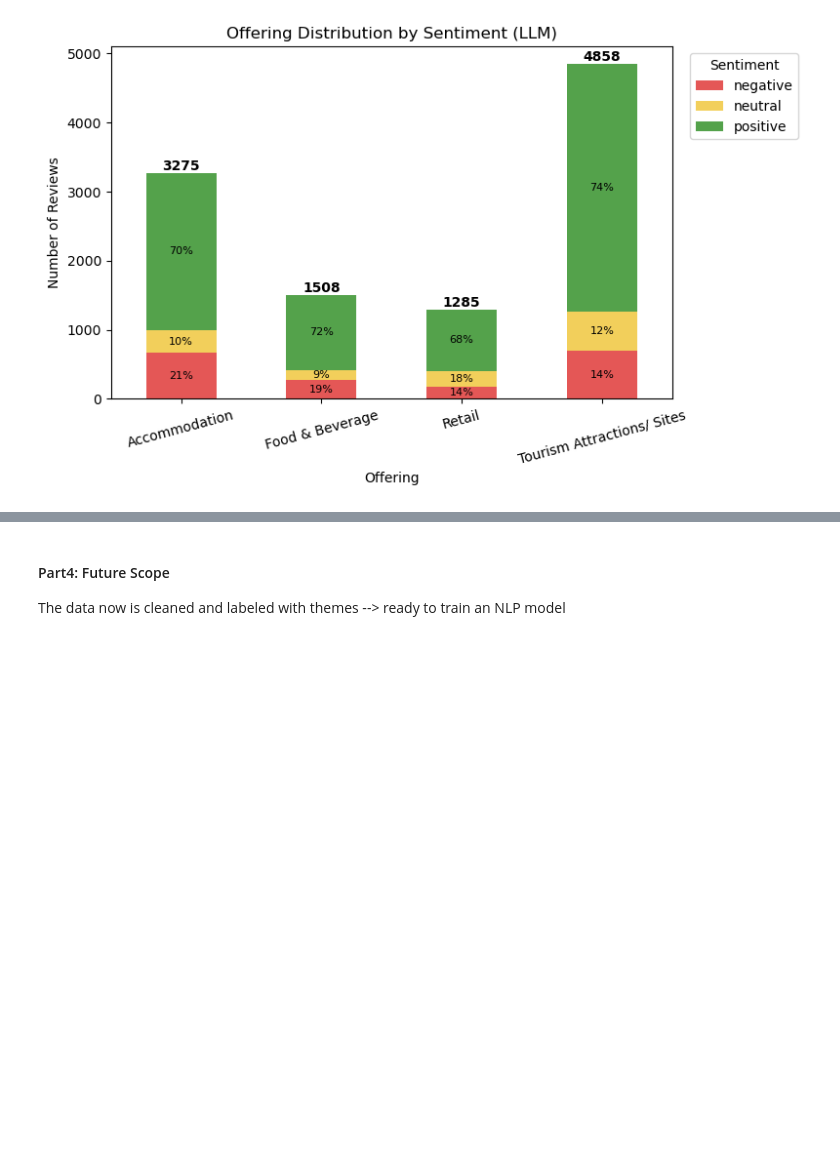
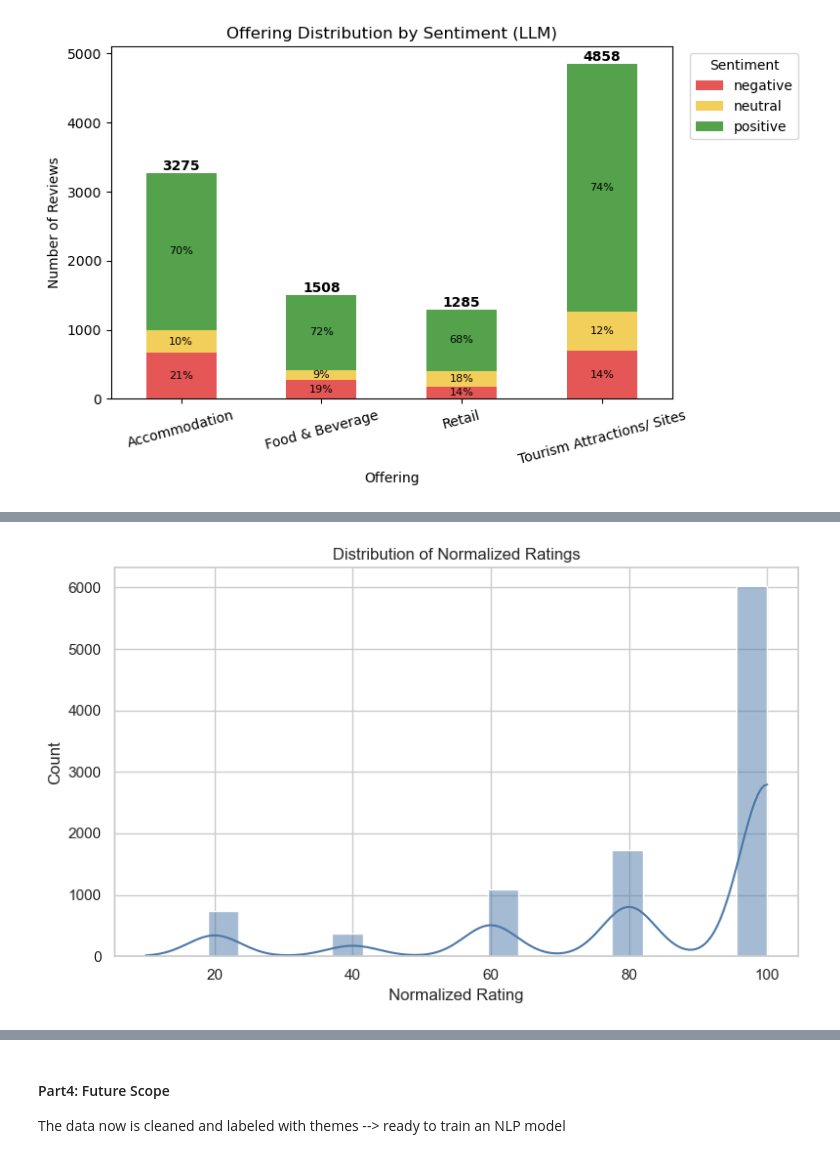
Before and after one commit to jadkrisht98/NLP_Project, a Jupyter notebook: Final_Notebook.ipynb, the cells around one changed output, grey strips where cells are left out. Drawn from its saved outputs; the diff is of its cells as text; code cells hidden in the pictures; blank space fills up the shorter version.

```diff
--- a/Final_Notebook.ipynb
+++ b/Final_Notebook.ipynb
@@ -1177 +1198,12 @@ plt.show()
+# %%
+# distribution of normalized ratings
+plt.figure(figsize=(8, 5))
+sns.histplot(final_df['normalized_rating'], bins=20, kde=True, color='#4C78A8')
+plt.title('Distribution of Normalized Ratings')
+plt.xlabel('Normalized Rating')
+plt.ylabel('Count')
+plt.tight_layout()
+plt.show()
+# %% [output]
+[figure, added]
 # %%
```
Also changed, not shown: parts of 9 cells of this notebook.
